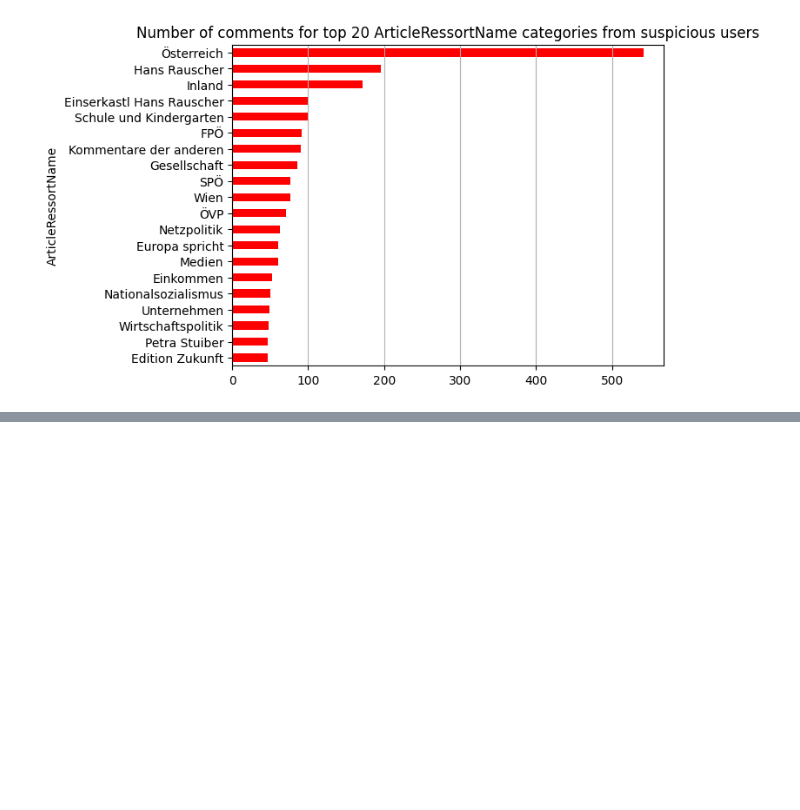
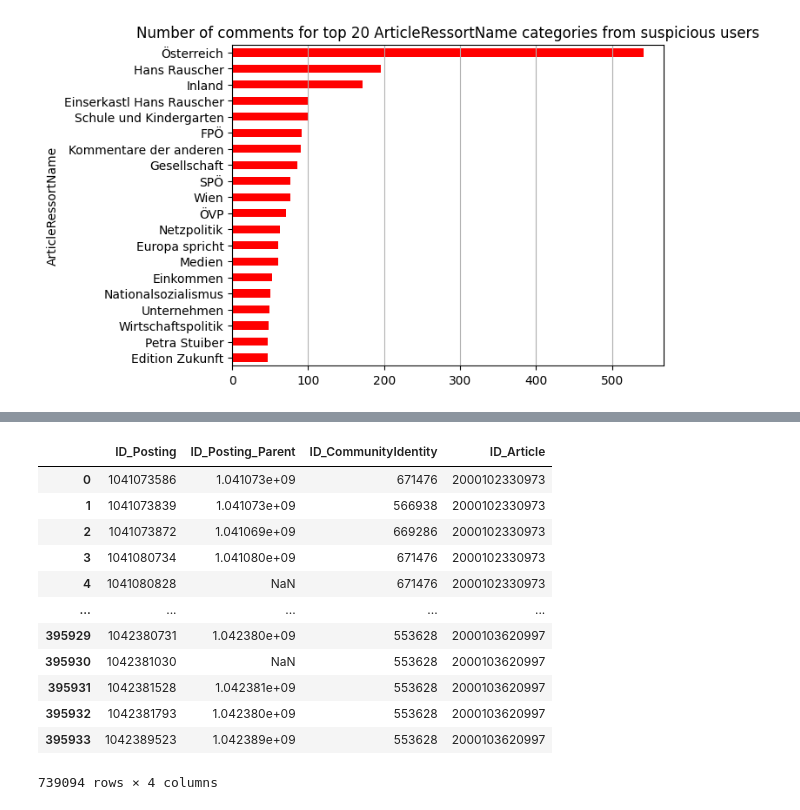
Before and after one commit to RomanGrebnev/sna_link_prediction, a Jupyter notebook: notebooks/emile_data_exploration_postings.ipynb, the cells around one changed output, grey strips where cells are left out. Saved outputs shown, nothing was run; the diff lists cells and outputs as text; code cells hidden in the pictures; blank space fills up the shorter version.

```diff
--- a/notebooks/emile_data_exploration_postings.ipynb
+++ b/notebooks/emile_data_exploration_postings.ipynb
@@ -231,0 +282,17 @@ plt.show()
+# %%
+Postings_small = postings[['ID_Posting','ID_Posting_Parent','ID_CommunityIdentity','ID_Article']]
+Postings_small
+# %% [output]
+|  | ID_Posting | ID_Posting_Parent | ID_CommunityIdentity | ID_Article |
+| 0 | 1041073586 | 1.041073e+09 | 671476 | 2000102330973 |
+| 1 | 1041073839 | 1.041073e+09 | 566938 | 2000102330973 |
+| 2 | 1041073872 | 1.041069e+09 | 669286 | 2000102330973 |
+| 3 | 1041080734 | 1.041080e+09 | 671476 | 2000102330973 |
+| 4 | 1041080828 | NaN | 671476 | 2000102330973 |
+| ... | ... | ... | ... | ... |
+| 395929 | 1042380731 | 1.042380e+09 | 553628 | 2000103620997 |
+| 395930 | 1042381030 | NaN | 553628 | 2000103620997 |
+| 395931 | 1042381528 | 1.042381e+09 | 553628 | 2000103620997 |
+| 395932 | 1042381793 | 1.042380e+09 | 553628 | 2000103620997 |
+| 395933 | 1042389523 | 1.042389e+09 | 553628 | 2000103620997 |
+739094 rows × 4 columns
```
Also changed, not shown: parts of 10 cells of this notebook, 1 other file.
